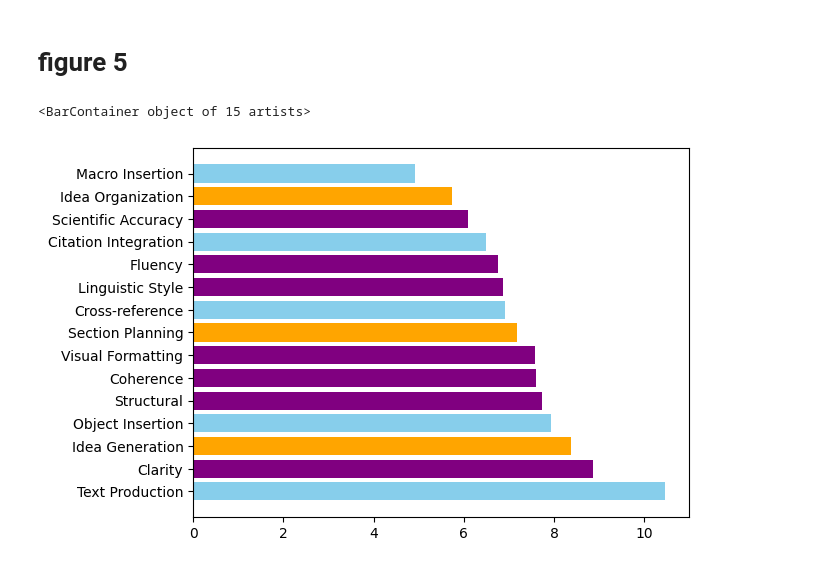
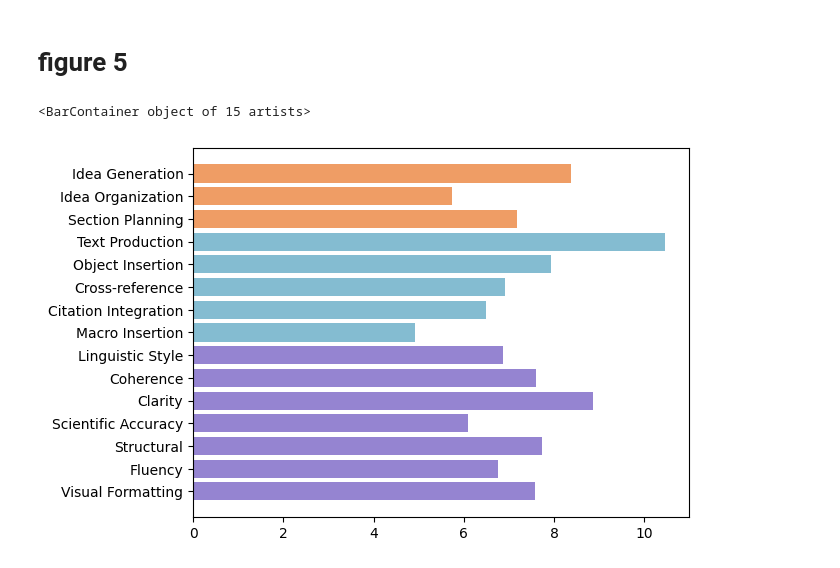
Before and after one commit to minnesotanlp/scholawrite, a Jupyter notebook: analysis/analysis.ipynb, the cells around one changed output. Saved outputs shown, nothing was run; the diff lists cells and outputs as text; code cells hidden in the pictures.

Commit message:
Adding figure 5(a) and 5(b) scripts

```diff
--- a/analysis/analysis.ipynb
+++ b/analysis/analysis.ipynb
@@ -73,14 +75,13 @@ project_id: 4 words added: 57511 words deleted: 25853
 # %% [markdown]
 # figure 5
 # %%
-planning_color = "#FFA500"
-implement_color = "skyblue"
-revision_color = "purple"
-other_color = "red"
+planning_color = "#ef9d65"
+implement_color = "#84bcd1"
+revision_color = "#9584d1"
 
-planning_classes = ("Idea Generation", 'Idea Organization', 'Section Planning')
-implement_classes = ('Text Production', 'Object Insertion', 'Cross-reference', 'Citation Integration', 'Macro Insertion')
-revision_classes = ("Linguistic Style", 'Coherence', 'Clarity', 'Scientific Accuracy', 'Structural', 'Fluency', 'Visual Formatting')
+planning_classes = ["Idea Generation", 'Idea Organization', 'Section Planning']
+implement_classes = ['Text Production', 'Object Insertion', 'Cross-reference', 'Citation Integration', 'Macro Insertion']
+revision_classes = ["Linguistic Style", 'Coherence', 'Clarity', 'Scientific Accuracy', 'Structural', 'Fluency', 'Visual Formatting']
 
 def color_picker(label):
   if (label in planning_classes):
@@ -91,13 +92,15 @@ def color_picker(label):
     return revision_color
   else:
     return other_color
-
-# log freq graph
-
-
-log_freqs = df.label.value_counts().apply(np.log)
-colors = [color_picker(label) for label in log_freqs.index]
-plt.barh(log_freqs.index.astype(str), log_freqs.values, color=colors)
-# %% [output]
-<BarContainer object of 15 artists>
-[figure, removed]
+# %%
+# log freq graph
+
+expected_order = planning_classes + implement_classes + revision_classes
+expected_order.reverse()
+log_freqs = df.label.value_counts().apply(np.log)
+log_freqs = log_freqs.reindex(expected_order)
+colors = [color_picker(label) for label in log_freqs.index]
+plt.barh(log_freqs.index.astype(str), log_freqs.values, color=colors)
+# %% [output]
+<BarContainer object of 15 artists>
+[figure, added]
```
Also changed, not shown: parts of 5 cells of this notebook.
